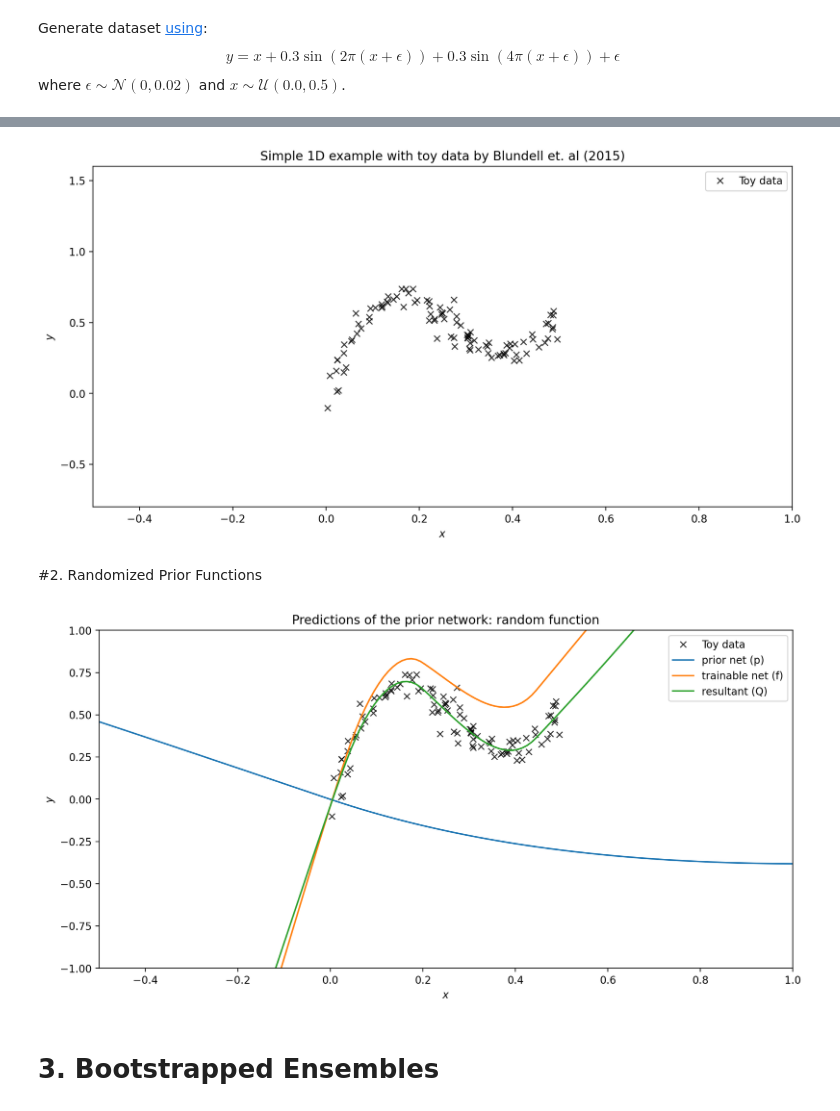
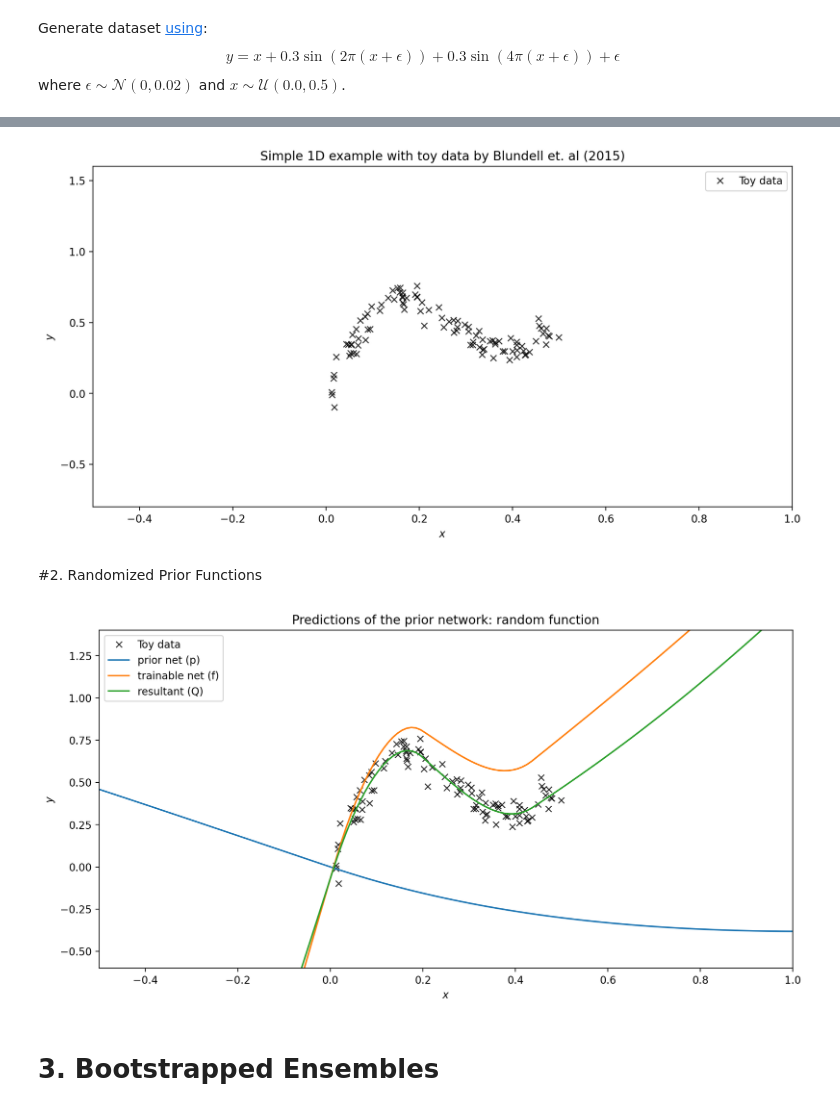
Before and after one commit to peterchang0414/randomized_priors, a Jupyter notebook: randomized_priors.ipynb, the cells around one changed output, grey strips where cells are left out. Cells and saved outputs as stored; diff of their text form; code cells hidden in the pictures.

```diff
--- a/randomized_priors.ipynb
+++ b/randomized_priors.ipynb
@@ -36,7 +36,7 @@ $$
 where $\epsilon \sim \mathcal{N}(0, 0.02)$ and $x \sim \mathcal{U}(0.0, 0.5)$.
 # %%
 # Generate dataset and grid
-key, subkey = jax.random.split(jax.random.PRNGKey(0))
+key, subkey = jax.random.split(jax.random.PRNGKey(42))
 X = jax.random.uniform(key, shape=(100, 1), minval=0.0, maxval=0.5)
 x_grid = jnp.linspace(-5, 5, 1000).reshape(-1, 1)
 
@@ -64,7 +62,7 @@ plt.xlim(-0.5,1.0); plt.ylim(-0.8,1.6)
 plt.legend();
 plt.show()
 # %% [output]
-[figure, old version]
+[figure, new version]
 # %% [markdown]
 #2. Randomized Prior Functions
 # %%
@@ -130,17 +128,17 @@ Y_prior, Y_trainable, Y_model = get_predictions(x_grid, params)
 # %%
 # Plot the results
 plt.figure(figsize=[12,6], dpi=200)
 plt.plot(X, Y, 'kx', label='Toy data', alpha=0.8)
 plt.plot(x_grid, 3*Y_prior, label='prior net (p)')
 plt.plot(x_grid, Y_trainable, label='trainable net (f)')
 plt.plot(x_grid, Y_model, label='resultant (Q)')
 plt.title('Predictions of the prior network: random function')
 plt.xlabel('$x$'); plt.ylabel('$y$')
-plt.xlim(-0.5,1.0); plt.ylim(-1.0,1.0)
+plt.xlim(-0.5,1.0); plt.ylim(-0.6,1.4)
 plt.legend();
 plt.show()
 # %% [output]
-[figure, old version]
+[figure, new version]
 # %% [markdown]
 # 3. Bootstrapped Ensembles
 # %% [markdown]
```
Also changed, not shown: parts of 7 cells of this notebook.
